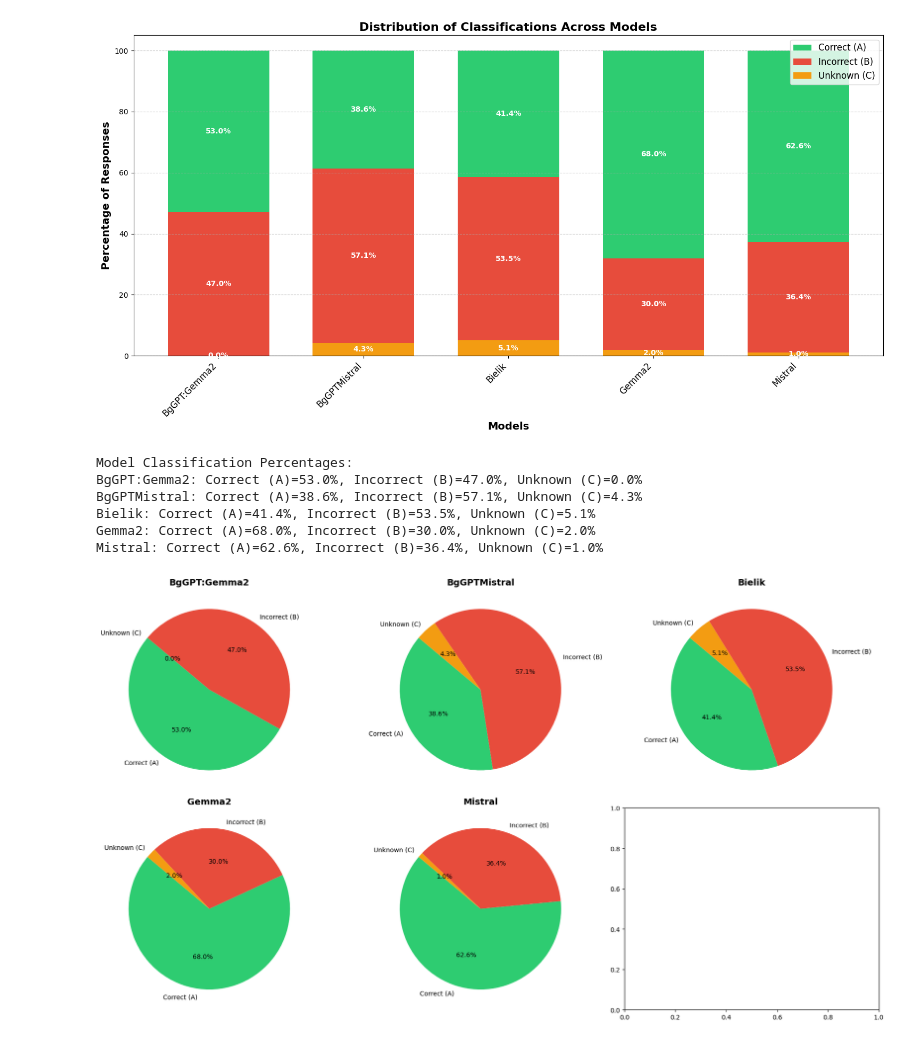
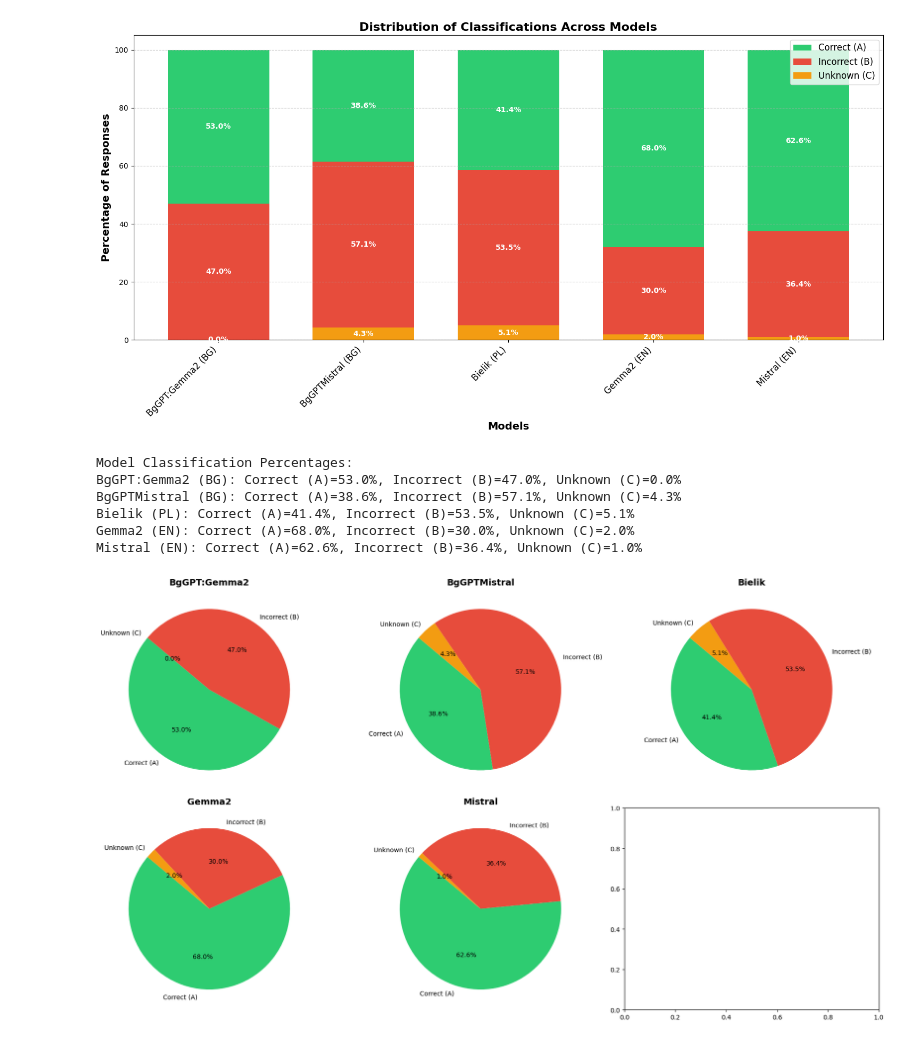
Before and after one commit to margaritaradeva/GroupPr, a Jupyter notebook: evaluation/classification_allmodels.ipynb, the cells around one changed output. Saved outputs shown, nothing was run; the diff lists cells and outputs as text; code cells hidden in the pictures.

```diff
--- a/evaluation/classification_allmodels.ipynb
+++ b/evaluation/classification_allmodels.ipynb
@@ -1,15 +1,14 @@
 # %%
-
 import pandas as pd
 import matplotlib.pyplot as plt
 import numpy as np
 
 models = {
-    'BgGPT:Gemma2': "../data/output_evaluation/bg/triviaqaSimpleQA-BGGEMMA2-llm.csv",
-    'BgGPTMistral': "../data/output_evaluation/bg/triviaqaSimpleQA-Mistral.csv",
-    'Bielik': "../data/output_evaluation/pl/trivia_answers_polish_bielik_cleaned_NEW.csv",
-    'Gemma2': "../data/output_evaluation/en/trivia_answers_english_gemma_NEW.csv",
-    'Mistral': "../data/output_evaluation/en/trivia_answers_english_mistral_cleaned_NEW.csv",
+    'BgGPT:Gemma2 (BG)': "../data/output_evaluation/bg/triviaqaSimpleQA-BGGEMMA2-llm.csv",
+    'BgGPTMistral (BG)': "../data/output_evaluation/bg/triviaqaSimpleQA-Mistral.csv",
+    'Bielik (PL)': "../data/output_evaluation/pl/trivia_answers_polish_bielik_cleaned_NEW.csv",
+    'Gemma2 (EN)': "../data/output_evaluation/en/trivia_answers_english_gemma_NEW.csv",
+    'Mistral (EN)': "../data/output_evaluation/en/trivia_answers_english_mistral_cleaned_NEW.csv",
 }
 
 plt.figure(figsize=(15, 8))
@@ -35,40 +34,40 @@ plt.bar(x, a_percentages, width, label='Correct (A)', color='#2ecc71', bottom=b_
 plt.bar(x, b_percentages, width, label='Incorrect (B)', color='#e74c3c', bottom=c_percentages)
 plt.bar(x, c_percentages, width, label='Unknown (C)', color='#f39c12')
 
 plt.xlabel('Models', fontsize=14, fontweight='bold')
 plt.ylabel('Percentage of Responses', fontsize=14, fontweight='bold')
 plt.title('Distribution of Classifications Across Models', fontsize=16, fontweight='bold')
 plt.xticks(x, models.keys(), rotation=45, ha='right', fontsize=12)
 plt.legend(fontsize=12, loc='upper right', bbox_to_anchor=(1, 1))
 
 for i in range(len(models)):
     total_height = a_percentages[i] + b_percentages[i] + c_percentages[i]
 
     plt.text(i, c_percentages[i]/2, f'{c_percentages[i]:.1f}%',
              ha='center', va='center', fontsize=10, color='white', fontweight='bold')
     plt.text(i, c_percentages[i] + b_percentages[i]/2, f'{b_percentages[i]:.1f}%',
              ha='center', va='center', fontsize=10, color='white', fontweight='bold')
     plt.text(i, c_percentages[i] + b_percentages[i] + a_percentages[i]/2, f'{a_percentages[i]:.1f}%',
              ha='center', va='center', fontsize=10, color='white', fontweight='bold')
 
 plt.tight_layout()
 plt.grid(axis='y', linestyle='--', alpha=0.7)
 plt.show()
 
 print("Model Classification Percentages:")
 for model_name, classifications in zip(models.keys(), zip(
     classification_data['A'],
     classification_data['B'],
     classification_data['C'])):
     print(f"{model_name}: Correct (A)={classifications[0]:.1f}%, Incorrect (B)={classifications[1]:.1f}%, Unknown (C)={classifications[2]:.1f}%")
 # %% [output]
-[figure, old version]
+[figure, new version]
 Model Classification Percentages:
-BgGPT:Gemma2: Correct (A)=53.0%, Incorrect (B)=47.0%, Unknown (C)=0.0%
-BgGPTMistral: Correct (A)=38.6%, Incorrect (B)=57.1%, Unknown (C)=4.3%
-Bielik: Correct (A)=41.4%, Incorrect (B)=53.5%, Unknown (C)=5.1%
-Gemma2: Correct (A)=68.0%, Incorrect (B)=30.0%, Unknown (C)=2.0%
-Mistral: Correct (A)=62.6%, Incorrect (B)=36.4%, Unknown (C)=1.0%
+BgGPT:Gemma2 (BG): Correct (A)=53.0%, Incorrect (B)=47.0%, Unknown (C)=0.0%
+BgGPTMistral (BG): Correct (A)=38.6%, Incorrect (B)=57.1%, Unknown (C)=4.3%
+Bielik (PL): Correct (A)=41.4%, Incorrect (B)=53.5%, Unknown (C)=5.1%
+Gemma2 (EN): Correct (A)=68.0%, Incorrect (B)=30.0%, Unknown (C)=2.0%
+Mistral (EN): Correct (A)=62.6%, Incorrect (B)=36.4%, Unknown (C)=1.0%
 # %%
 import pandas as pd
 import matplotlib.pyplot as plt
```
